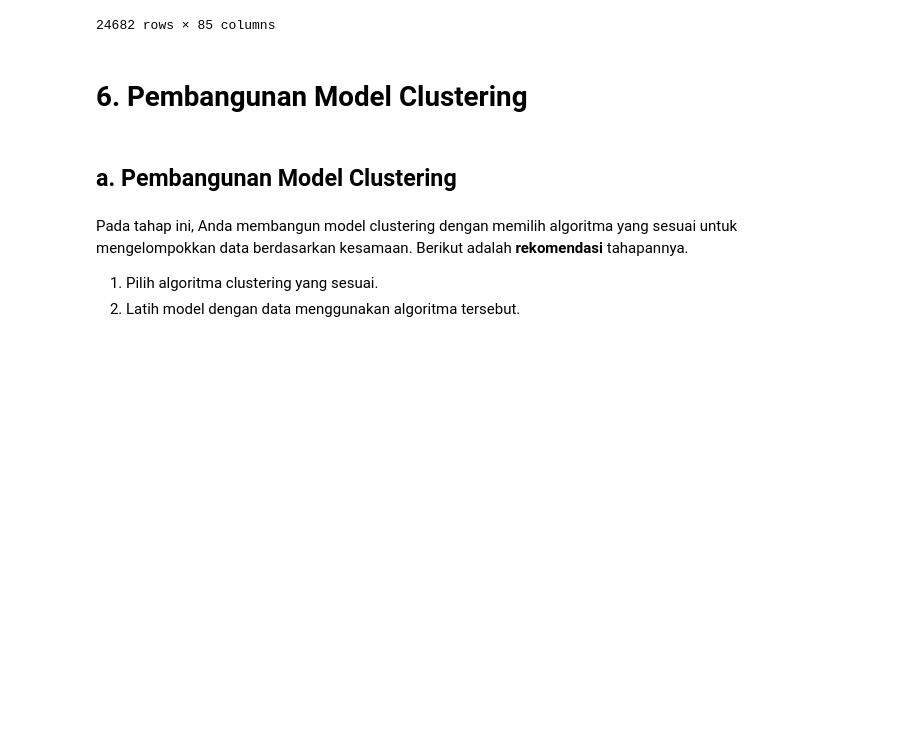
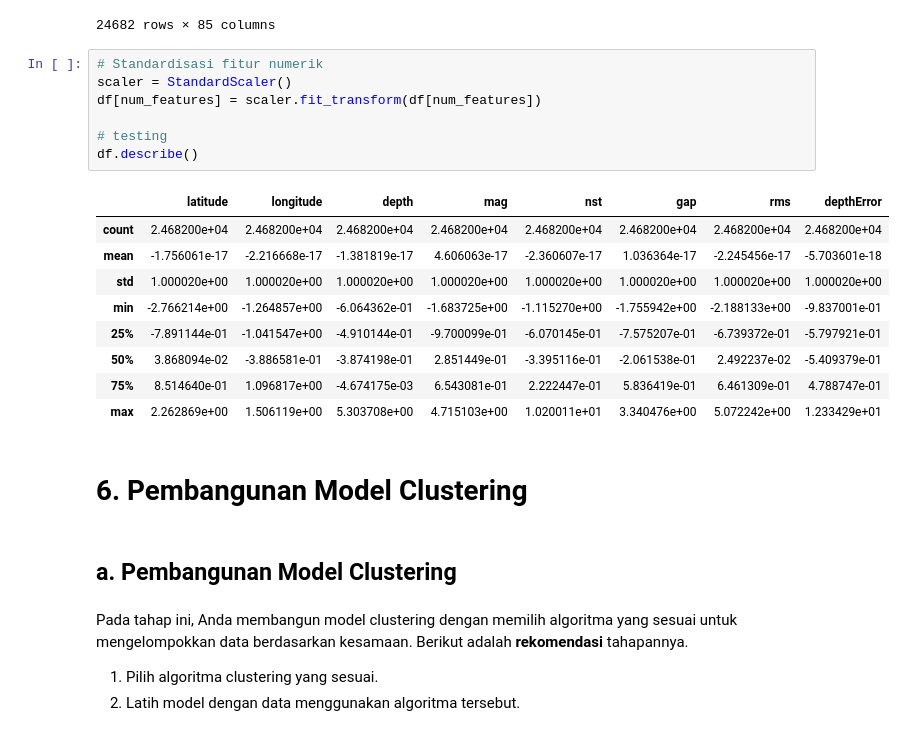
Before and after one commit to septiisdayanna/earthquakes_clustering, a Jupyter notebook: [Clustering]_Submission_Akhir_BMLP_Your_Name_(Updated).ipynb, the cells around one changed output. Cells and saved outputs as stored; diff of their text form; blank space fills up the shorter version.

```diff
--- a/[Clustering]_Submission_Akhir_BMLP_Your_Name_(Updated).ipynb
+++ b/[Clustering]_Submission_Akhir_BMLP_Your_Name_(Updated).ipynb
@@ -308,6 +308,23 @@ df_one_hot
 | 26640 | 2023-12-29 11:02:48.679000+00:00 | -19.1602 | 169.0428 | 153.264 | 4.70 | 40.0 | 61.0 | 0.82 | 2023-12-29 11:22:46.040000+00:00 | 7.433 | ... |
 | 26641 | 2023-12-29 16:31:16.656000+00:00 | 25.1050 | 96.5309 | 10.000 | 5.00 | 53.0 | 64.0 | 0.78 | 2023-12-29 16:45:27.040000+00:00 | 1.876 | ... |
 24682 rows × 85 columns
+# %%
+# Standardisasi fitur numerik
+scaler = StandardScaler()
+df[num_features] = scaler.fit_transform(df[num_features])
+
+# testing
+df.describe()
+# %% [output]
+|  | latitude | longitude | depth | mag | nst | gap | rms | depthError |
+| count | 2.468200e+04 | 2.468200e+04 | 2.468200e+04 | 2.468200e+04 | 2.468200e+04 | 2.468200e+04 | 2.468200e+04 | 2.468200e+04 |
+| mean | -1.756061e-17 | -2.216668e-17 | -1.381819e-17 | 4.606063e-17 | -2.360607e-17 | 1.036364e-17 | -2.245456e-17 | -5.703601e-18 |
+| std | 1.000020e+00 | 1.000020e+00 | 1.000020e+00 | 1.000020e+00 | 1.000020e+00 | 1.000020e+00 | 1.000020e+00 | 1.000020e+00 |
+| min | -2.766214e+00 | -1.264857e+00 | -6.064362e-01 | -1.683725e+00 | -1.115270e+00 | -1.755942e+00 | -2.188133e+00 | -9.837001e-01 |
+| 25% | -7.891144e-01 | -1.041547e+00 | -4.910144e-01 | -9.700099e-01 | -6.070145e-01 | -7.575207e-01 | -6.739372e-01 | -5.797921e-01 |
+| 50% | 3.868094e-02 | -3.886581e-01 | -3.874198e-01 | 2.851449e-01 | -3.395116e-01 | -2.061538e-01 | 2.492237e-02 | -5.409379e-01 |
+| 75% | 8.514640e-01 | 1.096817e+00 | -4.674175e-03 | 6.543081e-01 | 2.222447e-01 | 5.836419e-01 | 6.461309e-01 | 4.788747e-01 |
+| max | 2.262869e+00 | 1.506119e+00 | 5.303708e+00 | 4.715103e+00 | 1.020011e+01 | 3.340476e+00 | 5.072242e+00 | 1.233429e+01 |
 # %% [markdown]
 # **6. Pembangunan Model Clustering**
 # %% [markdown]
```
